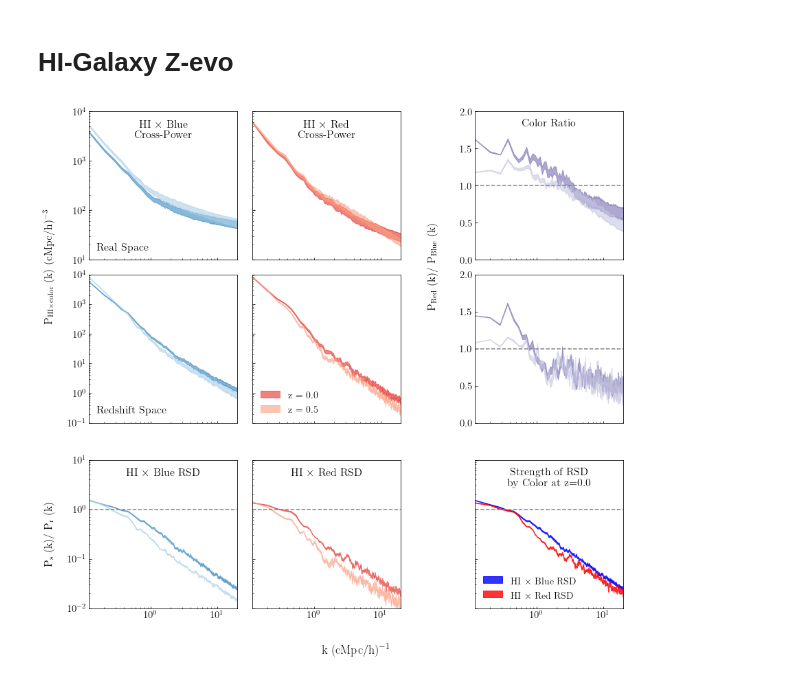
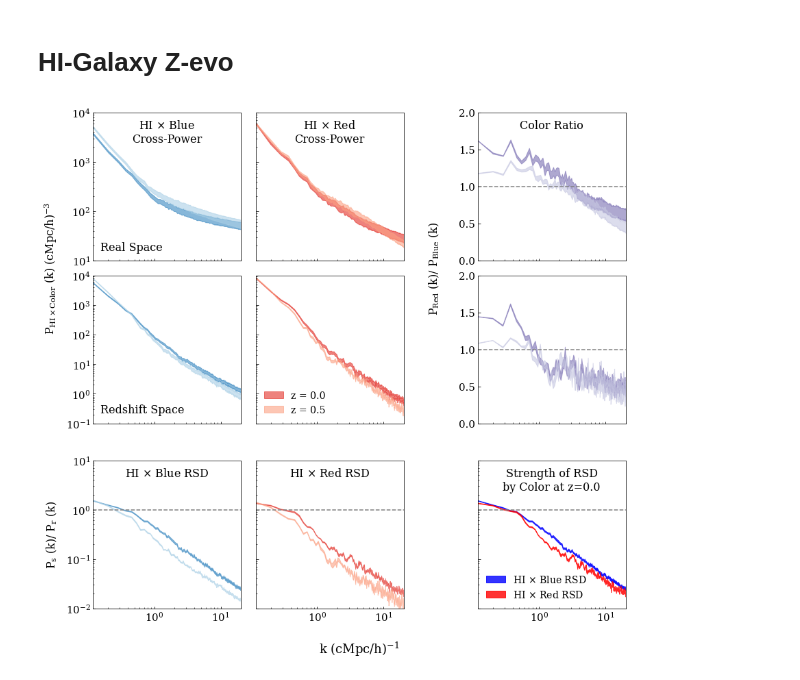
Before and after one commit to calvinosinga/hcolor, a Jupyter notebook: fig_md_analysis/rvb_zevo/zevo.ipynb, the cells around one changed output. Drawn from its saved outputs; the diff is of its cells as text; code cells hidden in the pictures.

```diff
--- a/fig_md_analysis/rvb_zevo/zevo.ipynb
+++ b/fig_md_analysis/rvb_zevo/zevo.ipynb
@@ -19,7 +19,6 @@ siteFG()
 from figrid.data_sort import DataSort
 plt.rcParams['mathtext.fontset'] = 'dejavuserif'
 plt.rcParams['font.family'] = 'serif'
-plt.rcParams['text.usetex'] = True
 THBIAS = r'$b_{\mathrm{HI}} (k) = P_{\mathrm{HI-m}} (k) / P_{\mathrm{m}} (k)$'
 OBSBIAS = r"$b_{\mathrm{HI}} (k) = \sqrt{P_{\mathrm{HI}} (k) / P_{\mathrm{m}} (k)}$"
 CORRCOEF = r'r (k) = $\frac{\mathrm{P}_{\mathrm{HI-m}}(k)}{\sqrt{\mathrm{P}_{\mathrm{HI}}(k) \mathrm{P}_{\mathrm{m}}(k)}}$'
@@ -113,32 +112,32 @@ fg.axisArgs({'yscale':'linear', 'ylim':(0, 2)}, ratios)
 fg.axisArgs({'ylim':(1e-2, 10)}, rsd)
 
 # tick args
 fg.tickArgs({'labelsize':15})
 fg.tickArgs({'labelbottom':False}, slc = (slice(0,2), slice(None)))
 fg.tickArgs({'labelleft':False}, slc = (slice(None), 1))
 fg.tickArgs({'labelleft':False}, slc = (2, 2))
 
 # axis labels
 fg.setXLabel(XLAB, txtargs = {'fontsize':18})
 ypos = [0.025, 1 - (fg.panel_heights[0] + fg.yborder[0] + 0.5 * fg.hspace[0])/fg.figsize[1]]
-fg.annotateFig(YLAB%r"\mathrm{HI} \times \mathrm{color}", ypos, {'rotation':'vertical', 'va':'center', 'ha':'right', 'fontsize':16})
+fg.annotateFig(YLAB%r"\mathrm{HI} \times \mathrm{Color}", ypos, {'rotation':'vertical', 'va':'center', 'ha':'right', 'fontsize':16})
 ypos = [(np.sum(fg.panel_widths[:2]) + fg.wspace[0] + fg.xborder[0] + 0.5 * fg.wspace[1])/fg.figsize[0], ypos[1]]
 fg.annotateFig(r"P$_{\mathrm{Red}}$ (k)/ P$_{\mathrm{Blue}}$ (k)", ypos, {'rotation':'vertical', 'va':'center', 'ha':'right', 'fontsize':16})
 ypos = [0.025, (0.5*fg.panel_heights[-1] + fg.yborder[1])/fg.figsize[1]]
 fg.annotateFig(r"P$_{\mathrm{s}}$ (k)/ P$_{\mathrm{r}}$ (k)", ypos, {'rotation':'vertical', 'va':'center', 'ha':'right', 'fontsize':16})
 for idx in (ratios + rsd):
     xlim = fg.axes[idx].get_xlim()
     fg.axes[idx].plot(xlim, [1,1], color = 'gray', linestyle = 'dashed')
 
 # custom column labels
 fg.annotateAxis("HI $\\times$ Blue RSD", [0.5, 0.95], (2, 0), text_kwargs = {'ha':'center', 'va':'top', 'fontsize':16})
 fg.annotateAxis("HI $\\times$ Red RSD", [0.5, 0.95], (2, 1), text_kwargs = {'ha':'center', 'va':'top', 'fontsize':16})
 fg.annotateAxis("Strength of RSD\nby Color at z=0.0", [0.5, 0.95], (2, 2), text_kwargs = {'ha':'center', 'va':'top', 'fontsize':16})
 
 
 fg.plot()
 fg.save("rvb_zevo.png", {'bbox_inches':'tight', 'dpi':400})
 fg.save(DRAFTPATH%"rvb_zevo.pdf", {'bbox_inches':'tight', 'dpi':400})
 fg.fig
 # %% [output]
-[figure, old version]
+[figure, new version]
```
Also changed, not shown: 16 other files.
